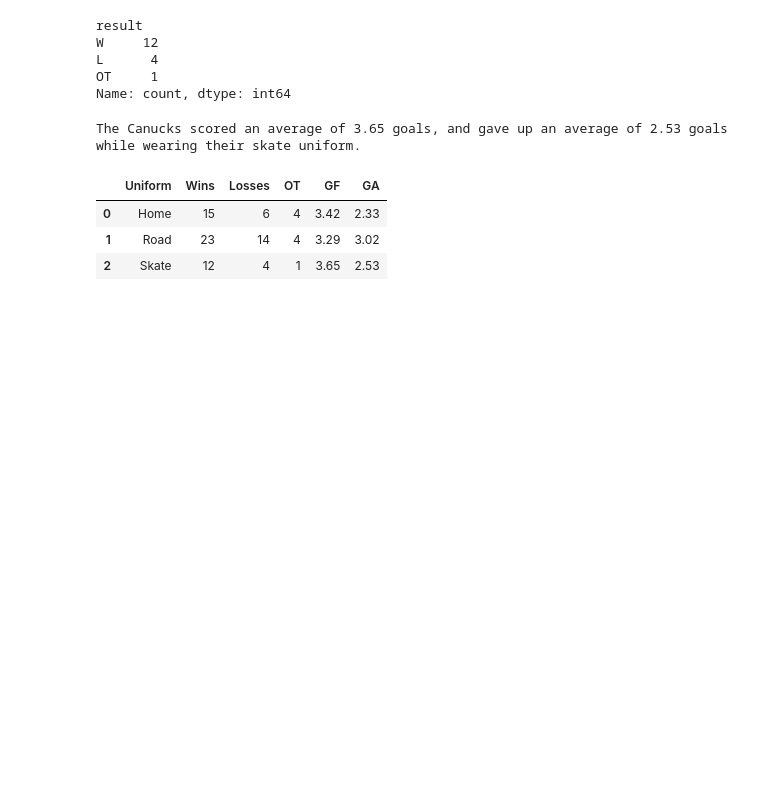
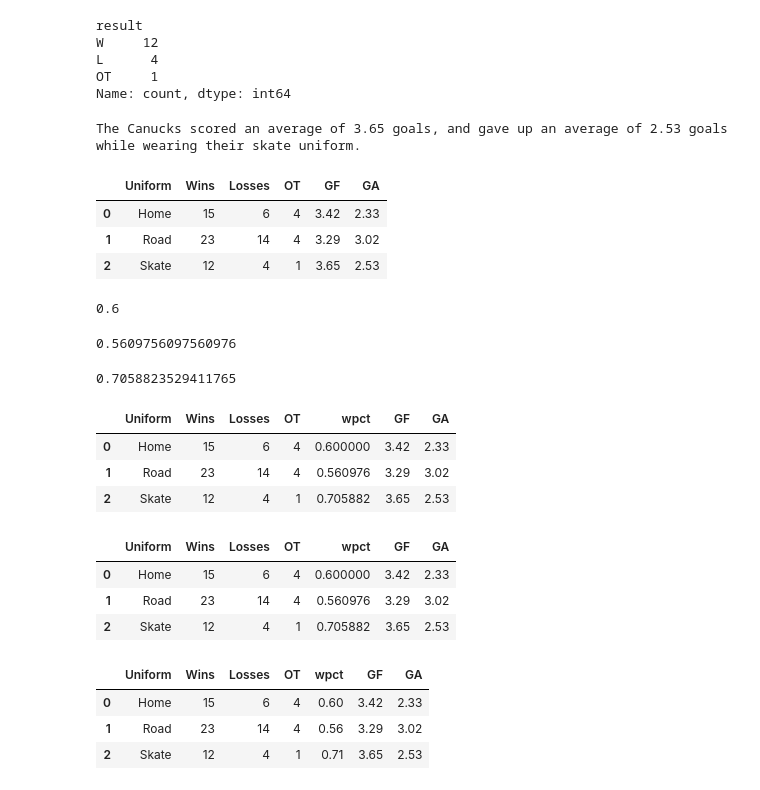
Before and after one commit to milesbolton/milesbolton.github.io, a Jupyter notebook: docs/canucks-uniform-record/canucks-schedule-analysis.ipynb, the cells around one changed output. Drawn from its saved outputs; the diff is of its cells as text; code cells hidden in the pictures; blank space fills up the shorter version.

```diff
--- a/docs/canucks-uniform-record/canucks-schedule-analysis.ipynb
+++ b/docs/canucks-uniform-record/canucks-schedule-analysis.ipynb
@@ -283,5 +283,43 @@ jersey_record
 | 0 | Home | 15 | 6 | 4 | 3.42 | 2.33 |
 | 1 | Road | 23 | 14 | 4 | 3.29 | 3.02 |
 | 2 | Skate | 12 | 4 | 1 | 3.65 | 2.53 |
+# %%
+home_wpct = 15/(15+6+4)
+home_wpct
+# %% [output]
+0.6
+# %%
+road_wpct = 23/(23+14+4)
+road_wpct
+# %% [output]
+0.5609756097560976
+# %%
+skate_wpct = 12/(12+4+1)
+skate_wpct
+# %% [output]
+0.7058823529411765
+# %%
+jersey_record.insert(4, "wpct", [home_wpct, road_wpct, skate_wpct], True)
+jersey_record
+# %% [output]
+|  | Uniform | Wins | Losses | OT | wpct | GF | GA |
+| 0 | Home | 15 | 6 | 4 | 0.600000 | 3.42 | 2.33 |
+| 1 | Road | 23 | 14 | 4 | 0.560976 | 3.29 | 3.02 |
+| 2 | Skate | 12 | 4 | 1 | 0.705882 | 3.65 | 2.53 |
+# %%
+jersey_record
+# %% [output]
+|  | Uniform | Wins | Losses | OT | wpct | GF | GA |
+| 0 | Home | 15 | 6 | 4 | 0.600000 | 3.42 | 2.33 |
+| 1 | Road | 23 | 14 | 4 | 0.560976 | 3.29 | 3.02 |
+| 2 | Skate | 12 | 4 | 1 | 0.705882 | 3.65 | 2.53 |
+# %%
+jersey_record['wpct'] = jersey_record['wpct'].round(2)
+jersey_record
+# %% [output]
+|  | Uniform | Wins | Losses | OT | wpct | GF | GA |
+| 0 | Home | 15 | 6 | 4 | 0.60 | 3.42 | 2.33 |
+| 1 | Road | 23 | 14 | 4 | 0.56 | 3.29 | 3.02 |
+| 2 | Skate | 12 | 4 | 1 | 0.71 | 3.65 | 2.53 |
 # %%
 jersey_record.to_csv('uniform-statistics.csv')
```
Also changed, not shown: 15 other files.
